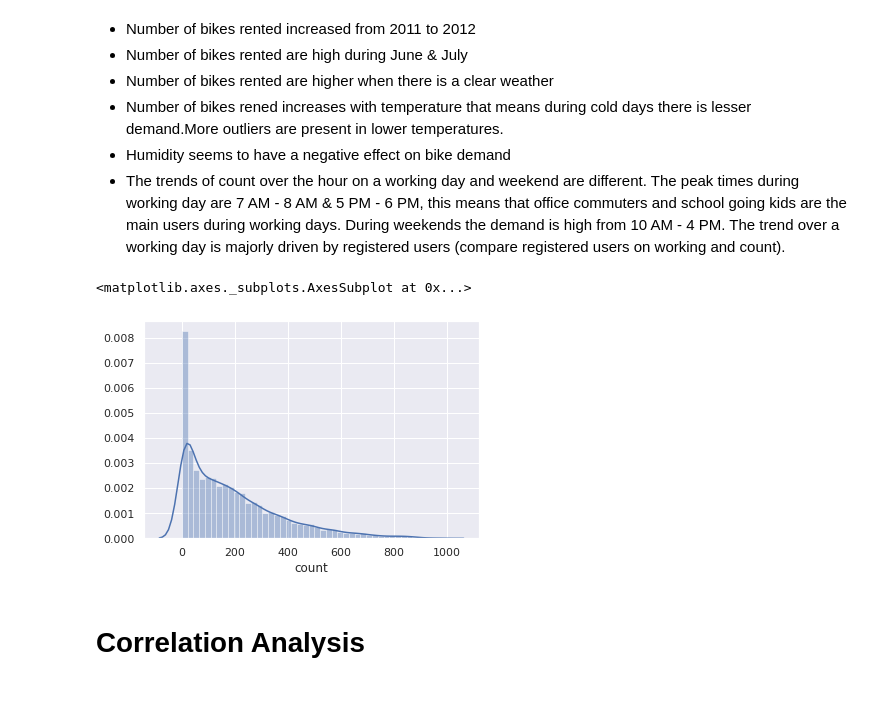
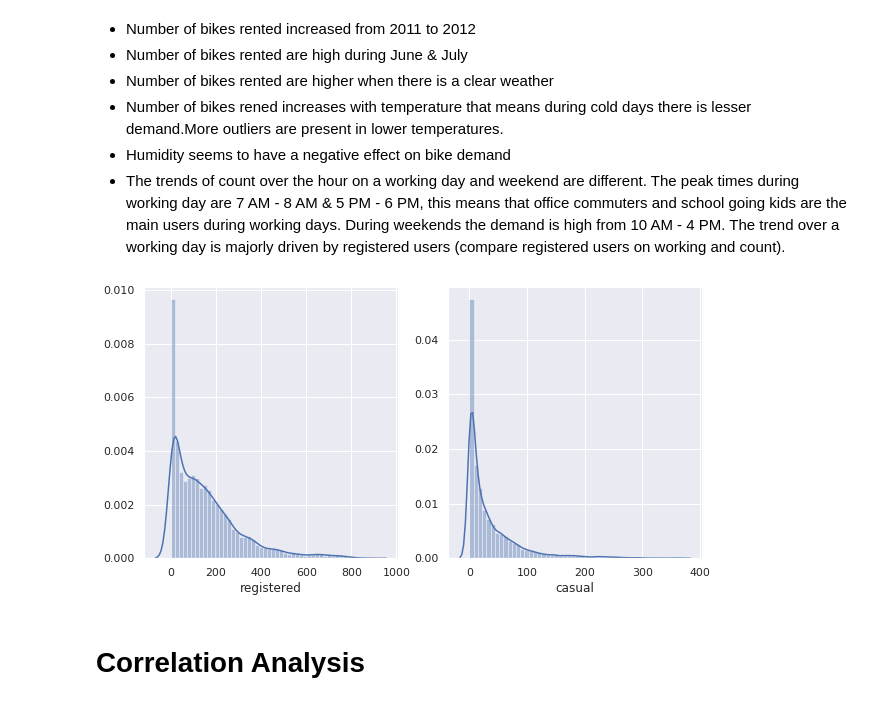
Before and after one commit to subbu3642/BikeSharingSystem, a Jupyter notebook: WorkBook.ipynb, the cells around one changed output. Saved outputs shown, nothing was run; the diff lists cells and outputs as text; code cells hidden in the pictures.

```diff
--- a/WorkBook.ipynb
+++ b/WorkBook.ipynb
@@ -226,11 +236,14 @@ ax[2][1].set(xlabel='Hour', ylabel= 'Casual Count', title = 'Casual Users Over H
 * Number of bikes rened increases with temperature that means during cold days there is lesser demand.More outliers are present in lower temperatures.
 * Humidity seems to have a negative effect on bike demand
 * The trends of count over the hour on a working day and weekend are different. The peak times during working day are 7 AM - 8 AM & 5 PM - 6 PM, this means that office commuters and school going kids are the main users during working days. During weekends the demand is high from 10 AM - 4 PM. The trend over a working day is majorly driven by registered users (compare registered users on working and count).
-# %%
-sn.distplot(train_data['count'])
-# %% [output]
-<matplotlib.axes._subplots.AxesSubplot at 0x...>
-[figure, removed]
+# %%
+fig, ax =plt.subplots(1,2)
+fig.set_size_inches(10, 5)
+sn.distplot(train_data.registered, ax=ax[0], label='Registered')
+sn.distplot(train_data.casual, ax=ax[1], label='Casual')
+fig.show()
+# %% [output]
+[figure, added]
 # %% [markdown]
 # Correlation Analysis
 # %%
```
Also changed, not shown: parts of 31 cells of this notebook.
